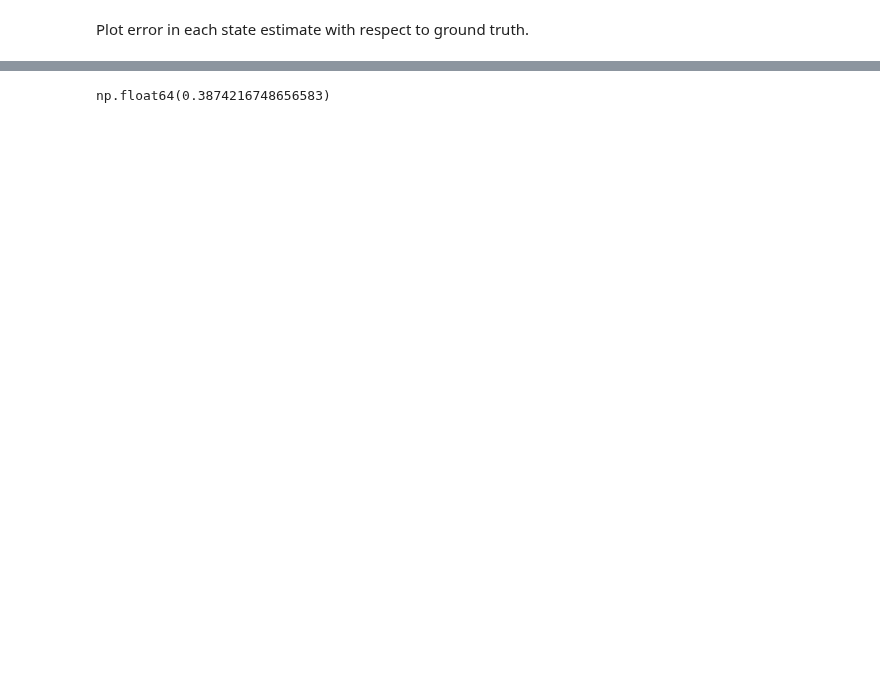
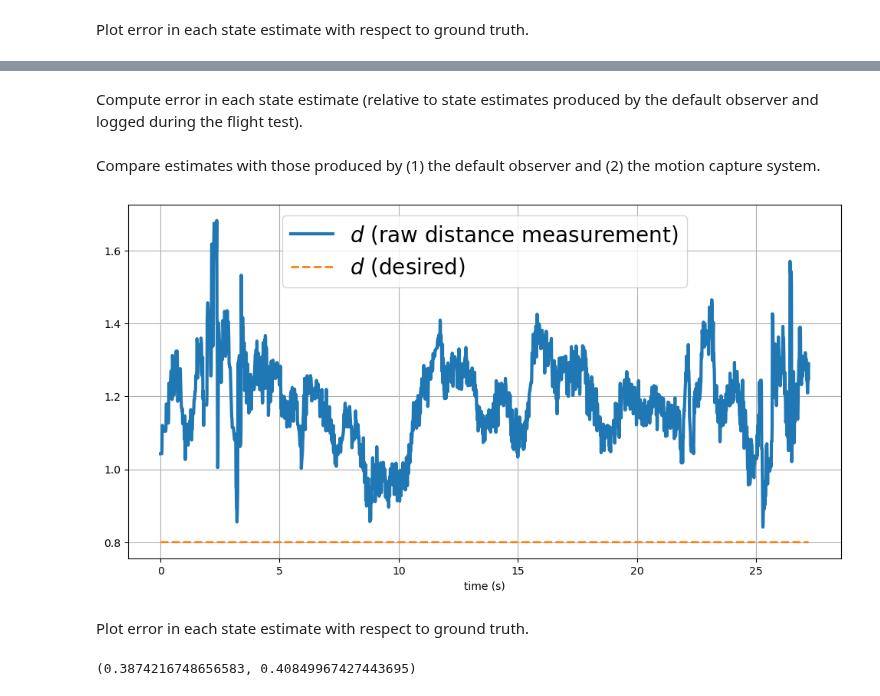
Before and after one commit to Chairless-maybe/crazyflie-client, a Jupyter notebook: project/post-analysis.ipynb, the cells around one changed output, grey strips where cells are left out. Saved outputs shown, nothing was run; the diff lists cells and outputs as text; code cells hidden in the pictures; blank space fills up the shorter version.

```diff
--- a/project/post-analysis.ipynb
+++ b/project/post-analysis.ipynb
@@ -339,0 +493,14 @@ Plot error in each state estimate with respect to ground truth.
+# %%
+# time
+t = data_drone['time']
+
+# state estimates from default observer
+p_x_default = data_drone['ae483log.p_x']
+p_y_default = data_drone['ae483log.p_y']
+p_z_default = data_drone['ae483log.p_z']
+psi_default = data_drone['ae483log.psi']
+theta_default = data_drone['ae483log.theta']
+phi_default = data_drone['ae483log.phi']
+v_x_default = data_drone['ae483log.v_x']
+v_y_default = data_drone['ae483log.v_y']
+v_z_default = data_drone['ae483log.v_z']
@@ -339,0 +509,4 @@ Plot error in each state estimate with respect to ground truth.
+# %%
+dt = t[1] - t[0]
+print(f'dt = {dt:.4f}')
+assert(np.isclose(dt, 0.01))
@@ -339,0 +629,2 @@ Plot error in each state estimate with respect to ground truth.
+# %% [markdown]
+Compute error in each state estimate (relative to state estimates produced by the default observer and logged during the flight test).
@@ -340,4 +658,41 @@ Plot error in each state estimate with respect to ground truth.
+# %% [markdown]
+Compare estimates with those produced by (1) the default observer and (2) the motion capture system.
+# %%
+def comparison_plot(t, s_offline, s_default, name, ax, s_mocap=None):
+    # Plot the custom observer data (offline estimate)
+    ax.plot(t, s_offline, label=f'{name} (raw distance measurement)', linewidth=3)
+
+    # Plot the desired reference data as a dashed line
+    ax.plot(t, s_default, '--', label=f'{name} (desired)', linewidth=2)
+
+    # Optionally plot motion capture data if provided
+    if s_mocap is not None:
+        ax.plot(t, s_mocap, ':', label=f'{name} (mocap)', linewidth=4)
+
+    # Add a legend with larger font size for better readability
+    ax.legend(fontsize=20)
+
+    # Set the x-axis label to indicate that the horizontal axis represents time in seconds
+    ax.set_xlabel('time (s)')
+
+    # Add grid lines to help visualize the data more clearly
+    ax.grid()
+
+
+# Create a figure with a single subplot
+fig, ax_d = plt.subplots(1, 1, figsize=(12, 6), sharex=True)
+
+# Plot the comparison between the offline observer data (d_offline)
+# and a constant desired value of 0.8, labeled as d.
+comparison_plot(t, d_offline, np.ones(len(t)) * 0.8, r'$d$', ax_d)
+
+# Display the plot
+plt.show()
+# %% [output]
+[figure, added]
+# %% [markdown]
+Plot error in each state estimate with respect to ground truth.
 # %%
-np.sqrt(np.mean((r_s_offline[1000:] - 0.8) ** 2))
+np.sqrt(np.mean((r_s_offline[1000:] - 0.8) ** 2)), np.sqrt(np.mean((d_offline[1000:] - 0.8) ** 2))
 # %% [output]
-np.float64(0.3874216748656583)
+(0.3874216748656583, 0.40849967427443695)
```
Also changed, not shown: parts of 28 cells of this notebook.
